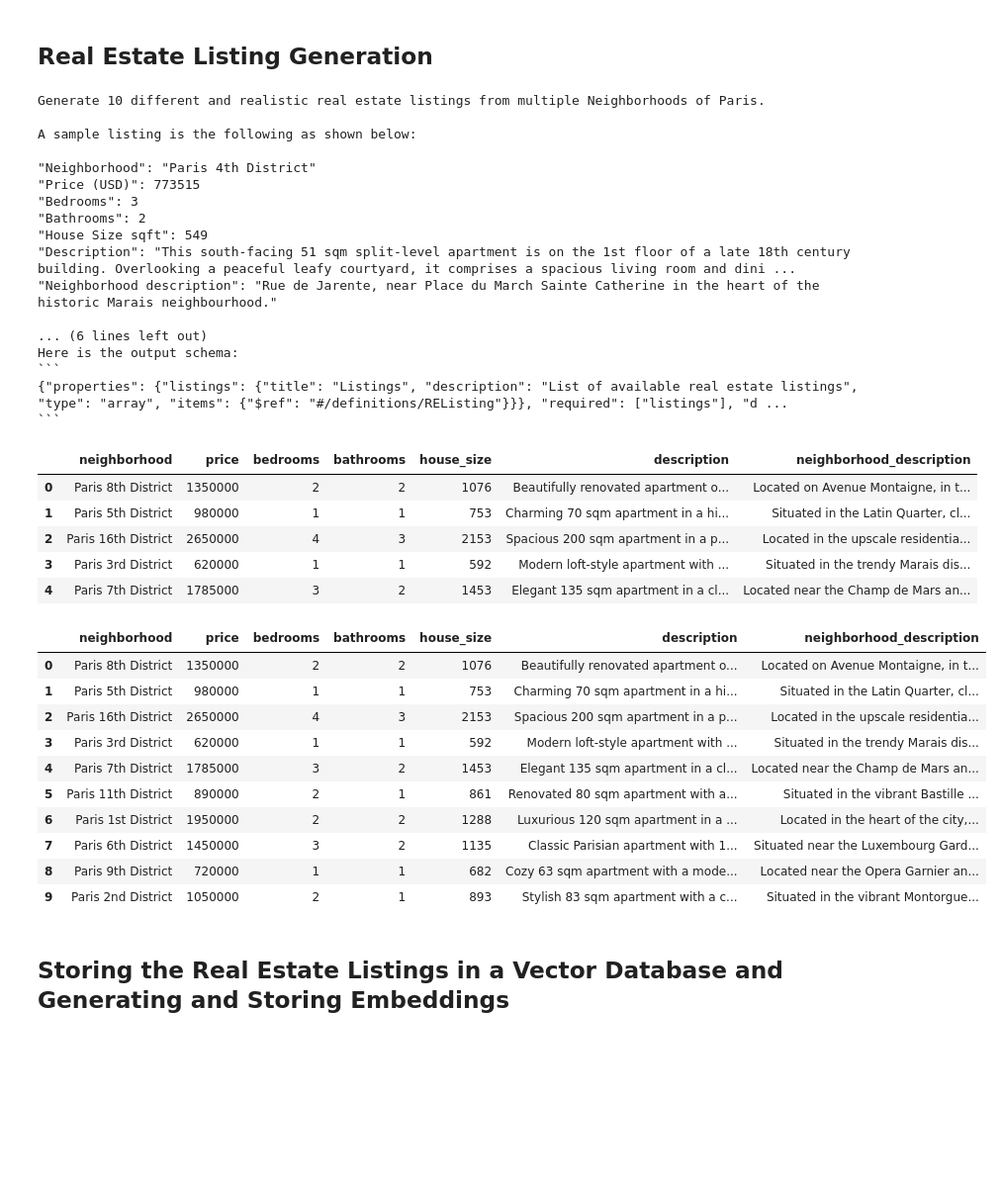
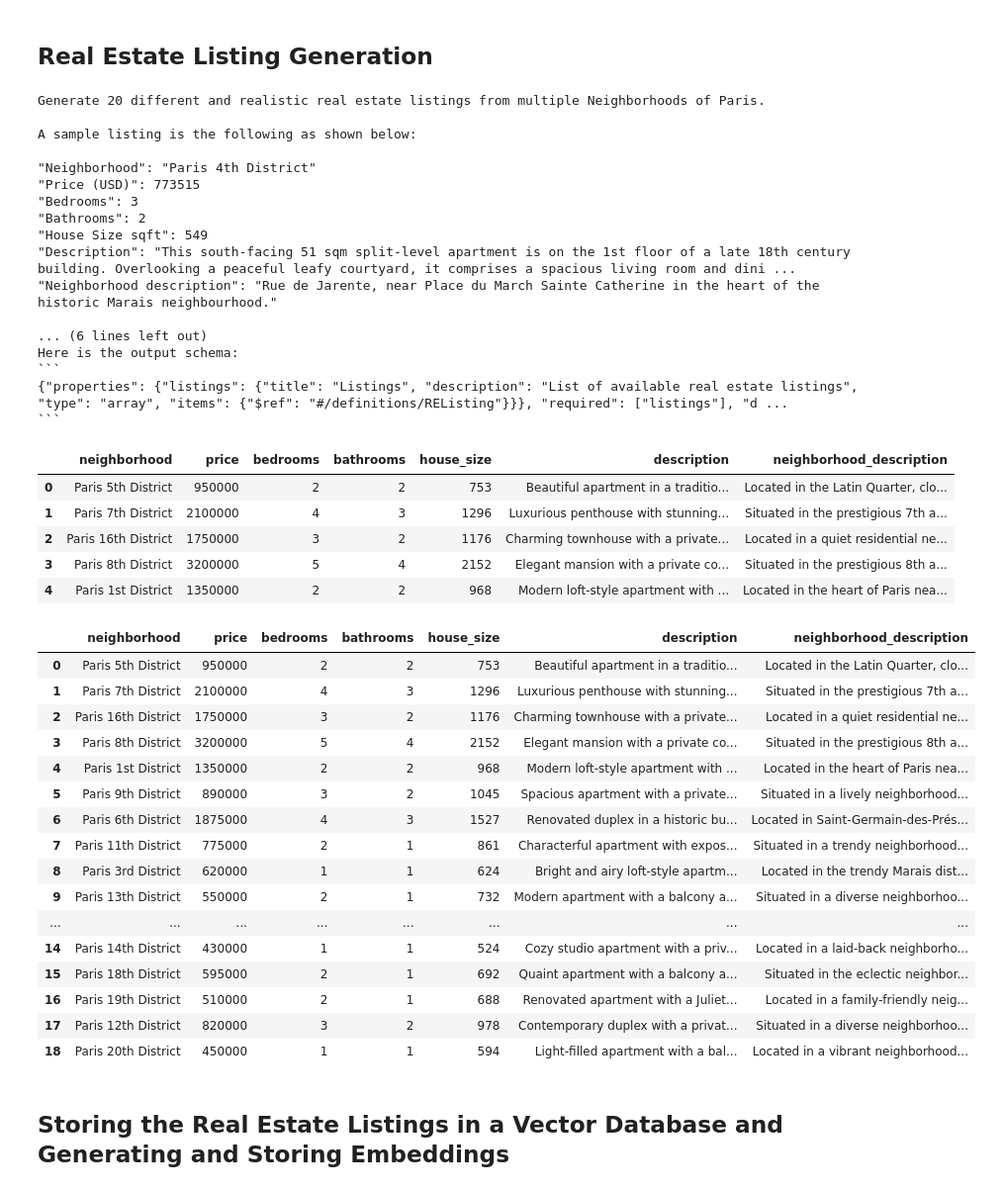
Before and after one commit to mamsdiallo/GenerativeAI, a Jupyter notebook: HomeMatchMDialloV1_0.ipynb, the cells around one changed output. Shown at 99% size. Drawn from its saved outputs; the diff is of its cells as text; code cells hidden in the pictures; blank space fills up the shorter version.

```diff
--- a/HomeMatchMDialloV1_0.ipynb
+++ b/HomeMatchMDialloV1_0.ipynb
@@ -125,8 +118,8 @@ openai.api_base = os.environ["OPENAI_API_BASE"]
 ## Real Estate Listing Generation
 # %%
 # INSTRUCTION holds the prompt that tells the model to generate
-# 10 different real estate listings for various Paris neighborhoods.
-INSTRUCTION = "Generate 10 different and realistic real estate listings from multiple Neighborhoods of Paris."
+# 20 different real estate listings for various Paris neighborhoods.
+INSTRUCTION = "Generate 20 different and realistic real estate listings from multiple Neighborhoods of Paris."
 
 # SAMPLE_LISTING provides an example of the desired listing format and details,
 # including the neighborhood, price, and a brief description of the property.
@@ -179,7 +172,7 @@ prompt = PromptTemplate(
 query = prompt.format(instruction=INSTRUCTION, sample=SAMPLE_LISTING)
 print(query)
 # %% [output]
-Generate 10 different and realistic real estate listings from multiple Neighborhoods of Paris.
+Generate 20 different and realistic real estate listings from multiple Neighborhoods of Paris.
 
 A sample listing is the following as shown below:
 
@@ -223,26 +216,32 @@ df = pd.DataFrame(jsonable_encoder(result.listings))
 df.head()
 # %% [output]
 |  | neighborhood | price | bedrooms | bathrooms | house_size | description | neighborhood_description |
-| 0 | Paris 8th District | 1350000 | 2 | 2 | 1076 | Beautifully renovated apartment o... | Located on Avenue Montaigne, in t... |
-| 1 | Paris 5th District | 980000 | 1 | 1 | 753 | Charming 70 sqm apartment in a hi... | Situated in the Latin Quarter, cl... |
-| 2 | Paris 16th District | 2650000 | 4 | 3 | 2153 | Spacious 200 sqm apartment in a p... | Located in the upscale residentia... |
-| 3 | Paris 3rd District | 620000 | 1 | 1 | 592 | Modern loft-style apartment with ... | Situated in the trendy Marais dis... |
-| 4 | Paris 7th District | 1785000 | 3 | 2 | 1453 | Elegant 135 sqm apartment in a cl... | Located near the Champ de Mars an... |
+| 0 | Paris 5th District | 950000 | 2 | 2 | 753 | Beautiful apartment in a traditio... | Located in the Latin Quarter, clo... |
+| 1 | Paris 7th District | 2100000 | 4 | 3 | 1296 | Luxurious penthouse with stunning... | Situated in the prestigious 7th a... |
+| 2 | Paris 16th District | 1750000 | 3 | 2 | 1176 | Charming townhouse with a private... | Located in a quiet residential ne... |
+| 3 | Paris 8th District | 3200000 | 5 | 4 | 2152 | Elegant mansion with a private co... | Situated in the prestigious 8th a... |
+| 4 | Paris 1st District | 1350000 | 2 | 2 | 968 | Modern loft-style apartment with ... | Located in the heart of Paris nea... |
 # %%
 # Display all the rows of the DataFrame to verify and inspect the results.
-df.head(n=10)
+df.head(n=20)
 # %% [output]
 |  | neighborhood | price | bedrooms | bathrooms | house_size | description | neighborhood_description |
-| 0 | Paris 8th District | 1350000 | 2 | 2 | 1076 | Beautifully renovated apartment o... | Located on Avenue Montaigne, in t... |
-| 1 | Paris 5th District | 980000 | 1 | 1 | 753 | Charming 70 sqm apartment in a hi... | Situated in the Latin Quarter, cl... |
-| 2 | Paris 16th District | 2650000 | 4 | 3 | 2153 | Spacious 200 sqm apartment in a p... | Located in the upscale residentia... |
-| 3 | Paris 3rd District | 620000 | 1 | 1 | 592 | Modern loft-style apartment with ... | Situated in the trendy Marais dis... |
-| 4 | Paris 7th District | 1785000 | 3 | 2 | 1453 | Elegant 135 sqm apartment in a cl... | Located near the Champ de Mars an... |
-| 5 | Paris 11th District | 890000 | 2 | 1 | 861 | Renovated 80 sqm apartment with a... | Situated in the vibrant Bastille ... |
-| 6 | Paris 1st District | 1950000 | 2 | 2 | 1288 | Luxurious 120 sqm apartment in a ... | Located in the heart of the city,... |
-| 7 | Paris 6th District | 1450000 | 3 | 2 | 1135 | Classic Parisian apartment with 1... | Situated near the Luxembourg Gard... |
-| 8 | Paris 9th District | 720000 | 1 | 1 | 682 | Cozy 63 sqm apartment with a mode... | Located near the Opera Garnier an... |
-| 9 | Paris 2nd District | 1050000 | 2 | 1 | 893 | Stylish 83 sqm apartment with a c... | Situated in the vibrant Montorgue... |
+| 0 | Paris 5th District | 950000 | 2 | 2 | 753 | Beautiful apartment in a traditio... | Located in the Latin Quarter, clo... |
+| 1 | Paris 7th District | 2100000 | 4 | 3 | 1296 | Luxurious penthouse with stunning... | Situated in the prestigious 7th a... |
+| 2 | Paris 16th District | 1750000 | 3 | 2 | 1176 | Charming townhouse with a private... | Located in a quiet residential ne... |
+| 3 | Paris 8th District | 3200000 | 5 | 4 | 2152 | Elegant mansion with a private co... | Situated in the prestigious 8th a... |
+| 4 | Paris 1st District | 1350000 | 2 | 2 | 968 | Modern loft-style apartment with ... | Located in the heart of Paris nea... |
+| 5 | Paris 9th District | 890000 | 3 | 2 | 1045 | Spacious apartment with a private... | Situated in a lively neighborhood... |
+| 6 | Paris 6th District | 1875000 | 4 | 3 | 1527 | Renovated duplex in a historic bu... | Located in Saint-Germain-des-Prés... |
+| 7 | Paris 11th District | 775000 | 2 | 1 | 861 | Characterful apartment with expos... | Situated in a trendy neighborhood... |
+| 8 | Paris 3rd District | 620000 | 1 | 1 | 624 | Bright and airy loft-style apartm... | Located in the trendy Marais dist... |
+| 9 | Paris 13th District | 550000 | 2 | 1 | 732 | Modern apartment with a balcony a... | Situated in a diverse neighborhoo... |
+| ... | ... | ... | ... | ... | ... | ... | ... |
+| 14 | Paris 14th District | 430000 | 1 | 1 | 524 | Cozy studio apartment with a priv... | Located in a laid-back neighborho... |
+| 15 | Paris 18th District | 595000 | 2 | 1 | 692 | Quaint apartment with a balcony a... | Situated in the eclectic neighbor... |
+| 16 | Paris 19th District | 510000 | 2 | 1 | 688 | Renovated apartment with a Juliet... | Located in a family-friendly neig... |
+| 17 | Paris 12th District | 820000 | 3 | 2 | 978 | Contemporary duplex with a privat... | Situated in a diverse neighborhoo... |
+| 18 | Paris 20th District | 450000 | 1 | 1 | 594 | Light-filled apartment with a bal... | Located in a vibrant neighborhood... |
 # %% [markdown]
 ## Storing the Real Estate Listings in a Vector Database and Generating and Storing Embeddings
 # %%
```
Also changed, not shown: parts of 12 cells of this notebook.
